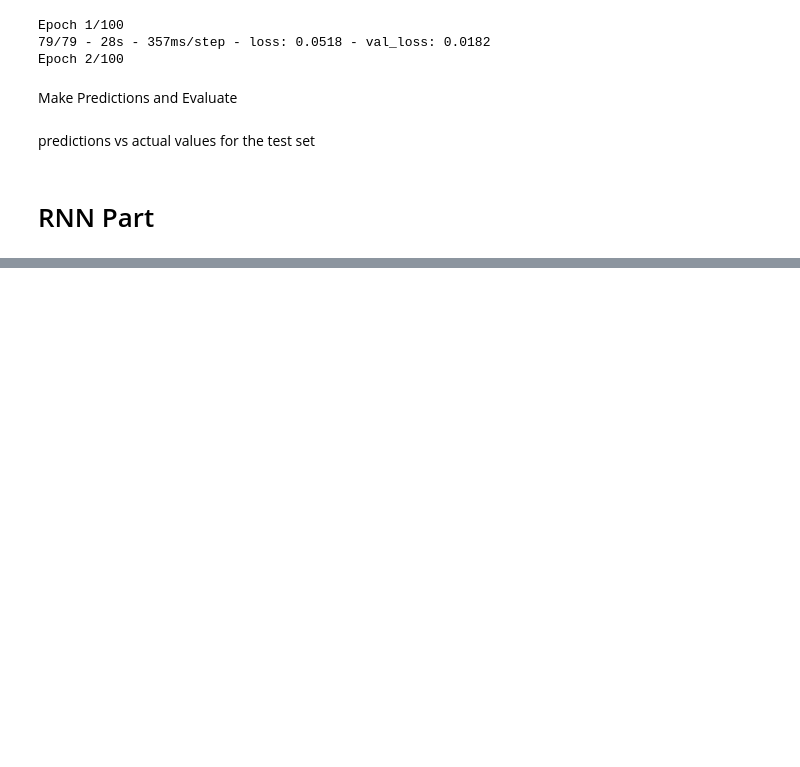
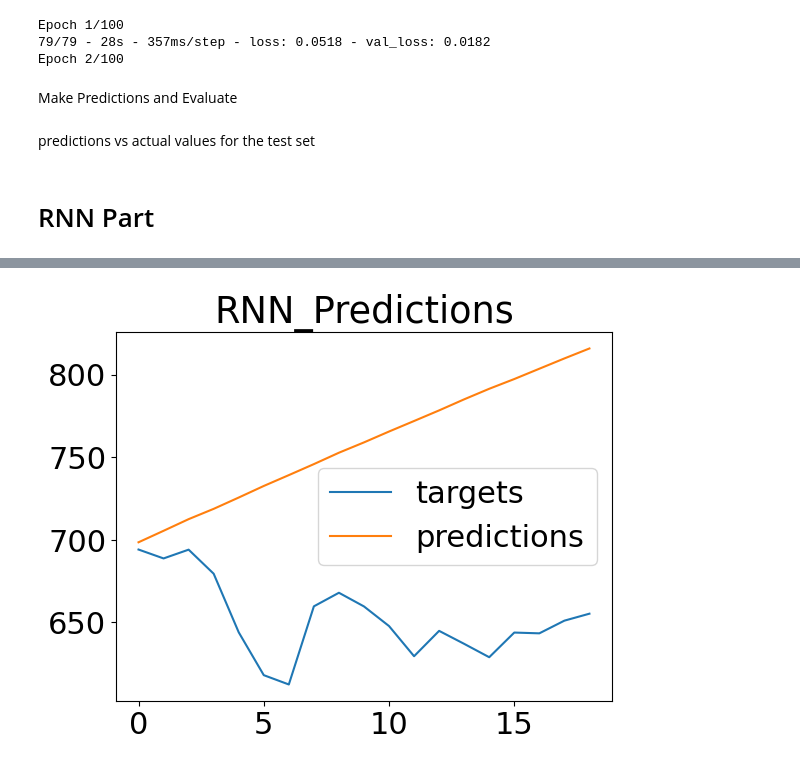
Before and after one commit to irene-fagnani/ADAML-project2, a Jupyter notebook: Code.ipynb, the cells around one changed output, grey strips where cells are left out. Drawn from its saved outputs; the diff is of its cells as text; code cells hidden in the pictures; blank space fills up the shorter version.

Commit message:
add RNN hope the last time

```diff
--- a/Code.ipynb
+++ b/Code.ipynb
@@ -641,0 +479,4 @@ KeyboardInterrupt:
+# %%
+import pandas as pd
+data = pd.read_csv("GOOGL_2006-01-01_to_2018-01-01.csv")
+df1=data
@@ -641,0 +515,83 @@ KeyboardInterrupt:
+# %%
+# Assuming you have a 1D time series data as a NumPy array
+# Replace this with your actual data
+data = series.values
+
+# Reshape the data to be a column vector
+data = data.reshape(-1, 1)
+
+# Normalize the data using Min-Max scaling
+scaler = MinMaxScaler(feature_range=(0, 1))
+#scaler=StandardScaler()
+data_normalized = scaler.fit_transform(data)
+
+# Define the sequence length (number of time steps for each input sequence)
+sequence_length = 20
+
+# Prepare sequences for input (X) and output (Y)
+X, Y = [], []
+
+for i in range(len(data_normalized) - sequence_length):
+    # Input sequence
+    x_sequence = data_normalized[i:i + sequence_length]
+    # Output sequence (target)
+    y_sequence = data_normalized[i + sequence_length]
+
+    X.append(x_sequence)
+    Y.append(y_sequence)
+
+# Convert the lists to NumPy arrays
+X = np.array(X)
+Y = np.array(Y)
+
+# Split the data into training and testing sets (80% training, 20% testing)
+split_ratio = 0.8
+split_index = int(split_ratio * len(X))
+
+X_train, X_test = X[:split_index], X[split_index:]
+Y_train, Y_test = Y[:split_index], Y[split_index:]
+
+# Create the LSTM model
+model = Sequential()
+model.add(SimpleRNN(units=80, input_shape=(sequence_length, 1)))
+model.add(Dense(units=1))
+
+# Compile the model
+model.compile(optimizer='adam', loss='mean_squared_error')
+
+# Train the model on the training set
+model.fit(X_train, Y_train, epochs=100, batch_size=20, verbose=0)
+
+# Use the trained model to make predictions on the test set
+predictions = model.predict(X_test)
+
+# Inference using predicted values as input for the next prediction
+validation_target = Y_test
+validation_predictions = []
+
+last_x = X_test[0]
+
+while len(validation_predictions) < len(validation_target):
+    p = model.predict(last_x.reshape(1, sequence_length, 1))[0, 0]
+    validation_predictions.append(p)
+    last_x = np.roll(last_x, -1, axis=0)
+    last_x[-1] = p
+
+# Denormalize the predictions for better interpretation
+validation_predictions = scaler.inverse_transform(np.array(validation_predictions).reshape(-1, 1))
+validation_target = scaler.inverse_transform(np.array(Y_test).reshape(-1, 1))
+
+plt.plot(validation_target[1:20], label="targets")
+plt.plot(validation_predictions[1:20], label="predictions")
+plt.title("RNN_Predictions")
+plt.legend()
+plt.savefig("RNN_Predictions.png")
+
+
+# Evaluate the model
+mse = root_mean_squared_error(validation_target, validation_predictions)
+r2 = r2_score(validation_target, validation_predictions)
+
+print(f'Mean Squared Error: {mse}')
+print(f'R-squared: {r2}')
+# %% [output]
@@ -641,0 +616 @@ KeyboardInterrupt:
+[figure, added]
```
Also changed, not shown: parts of 4 cells of this notebook.
